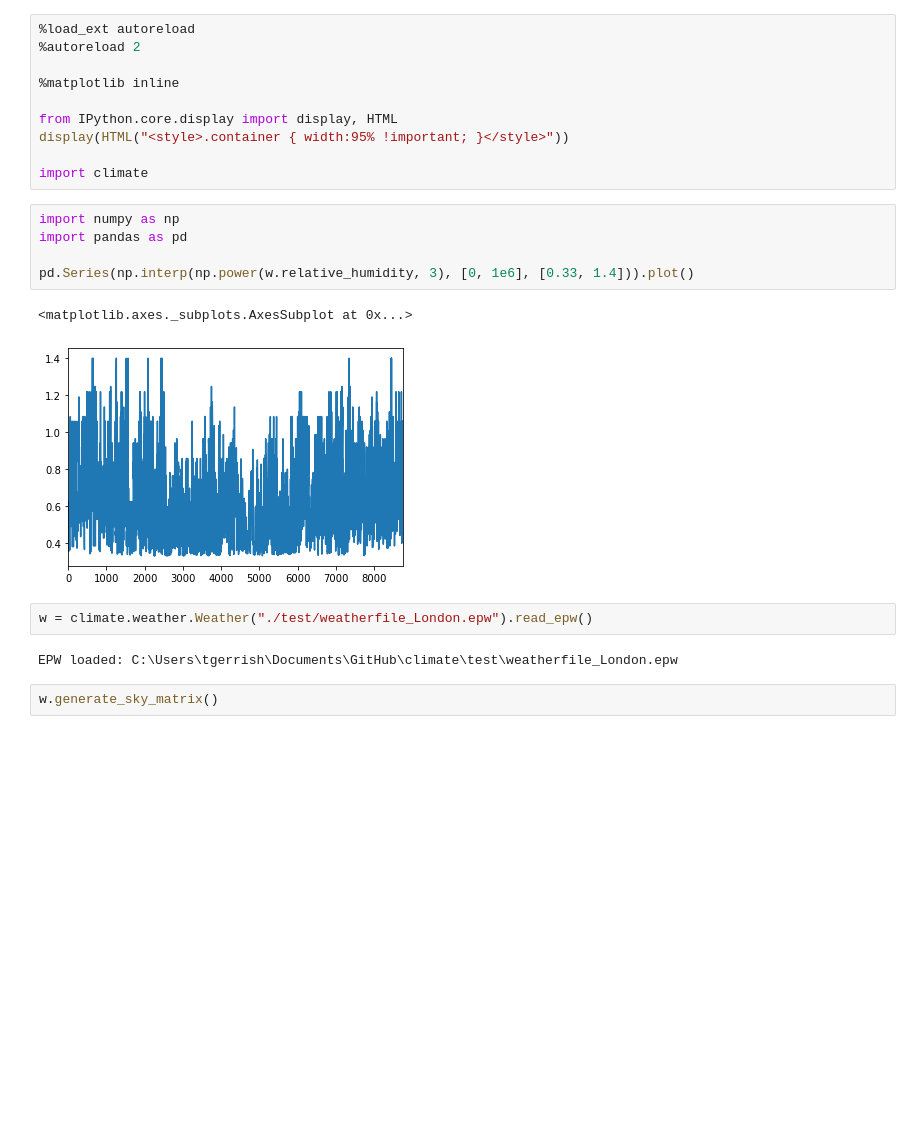
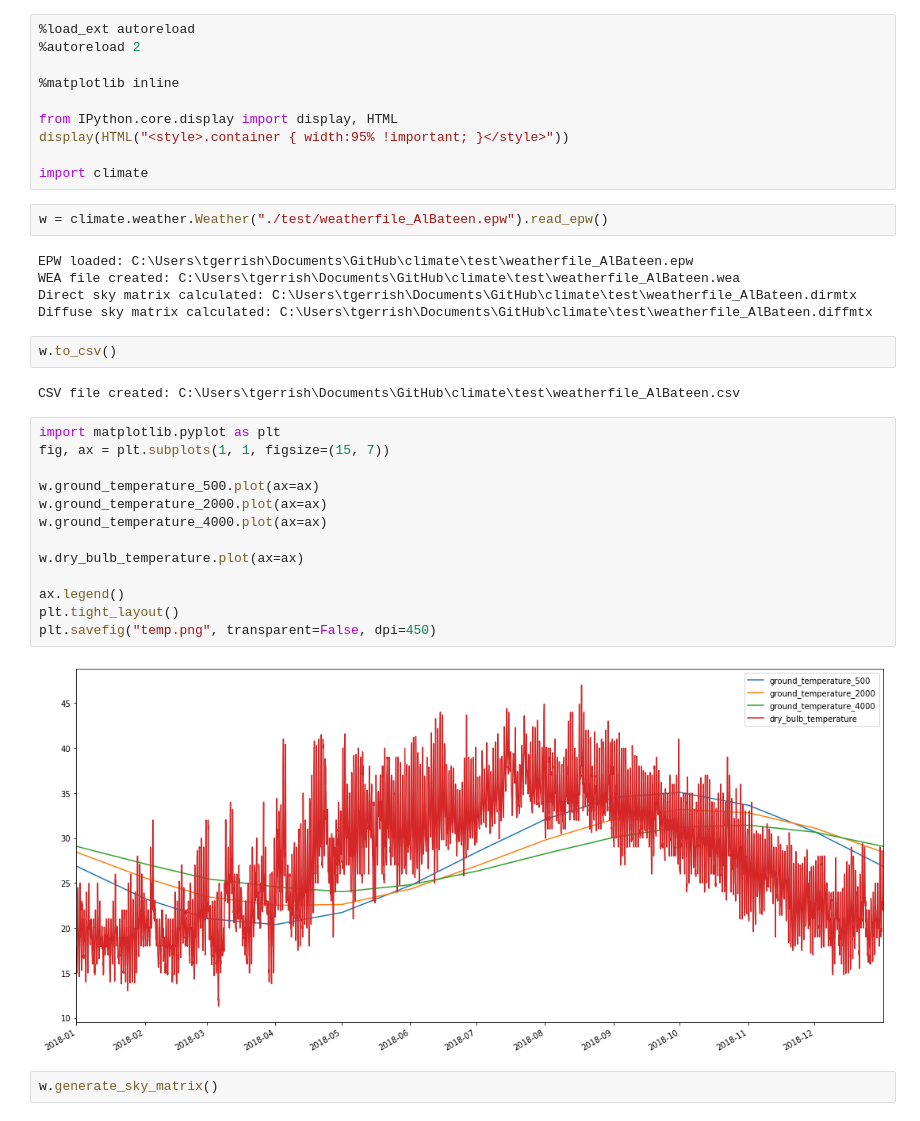
Before and after one commit to cycle13/climate, a Jupyter notebook: test.ipynb, the cells around one changed output. Drawn from its saved outputs; the diff is of its cells as text; blank space fills up the shorter version.

Commit message:
temp

```diff
--- a/test.ipynb
+++ b/test.ipynb
@@ -8,18 +8,32 @@ from IPython.core.display import display, HTML
 display(HTML("<style>.container { width:95% !important; }</style>"))
 
 import climate
-# %%
-import numpy as np
-import pandas as pd
-
-pd.Series(np.interp(np.power(w.relative_humidity, 3), [0, 1e6], [0.33, 1.4])).plot()
-# %% [output]
-<matplotlib.axes._subplots.AxesSubplot at 0x...>
-[figure, removed]
 # %%
-w = climate.weather.Weather("./test/weatherfile_London.epw").read_epw()
+w = climate.weather.Weather("./test/weatherfile_AlBateen.epw").read_epw()
 # %% [output]
-EPW loaded: C:\Users\tgerrish\Documents\GitHub\climate\test\weatherfile_London.epw
+EPW loaded: C:\Users\tgerrish\Documents\GitHub\climate\test\weatherfile_AlBateen.epw
+WEA file created: C:\Users\tgerrish\Documents\GitHub\climate\test\weatherfile_AlBateen.wea
+Direct sky matrix calculated: C:\Users\tgerrish\Documents\GitHub\climate\test\weatherfile_AlBateen.dirmtx
+Diffuse sky matrix calculated: C:\Users\tgerrish\Documents\GitHub\climate\test\weatherfile_AlBateen.diffmtx
+# %%
+w.to_csv()
+# %% [output]
+CSV file created: C:\Users\tgerrish\Documents\GitHub\climate\test\weatherfile_AlBateen.csv
+# %%
+import matplotlib.pyplot as plt
+fig, ax = plt.subplots(1, 1, figsize=(15, 7))
+
+w.ground_temperature_500.plot(ax=ax)
+w.ground_temperature_2000.plot(ax=ax)
+w.ground_temperature_4000.plot(ax=ax)
+
+w.dry_bulb_temperature.plot(ax=ax)
+
+ax.legend()
+plt.tight_layout()
+plt.savefig("temp.png", transparent=False, dpi=450)
+# %% [output]
+[figure, added]
 # %%
 w.generate_sky_matrix()
 # %% [output]
```
